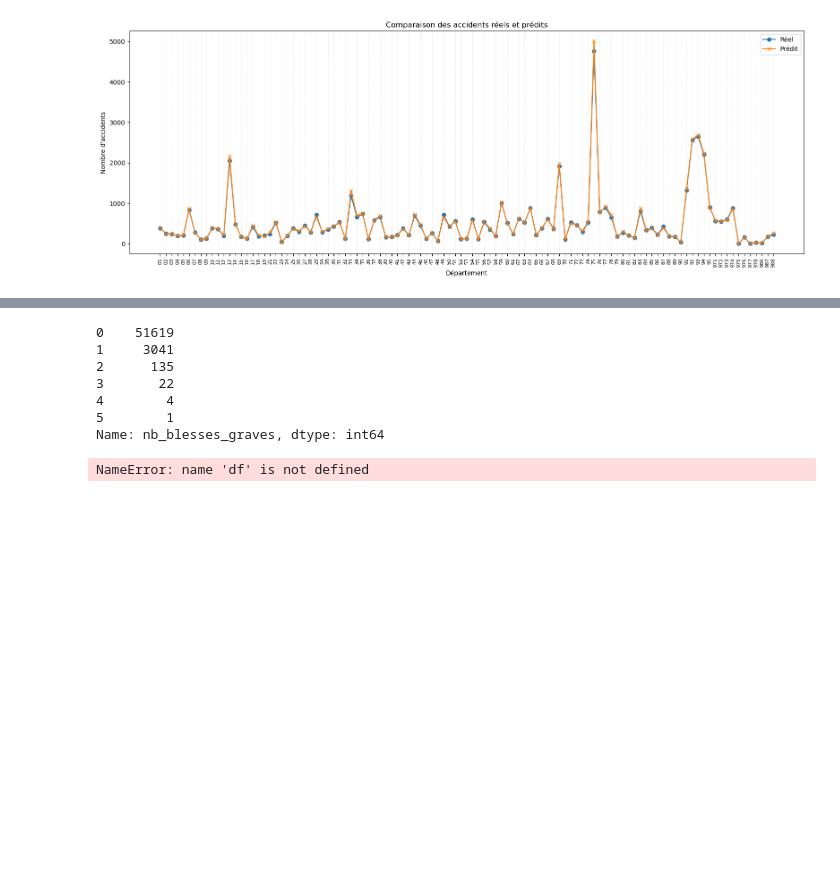
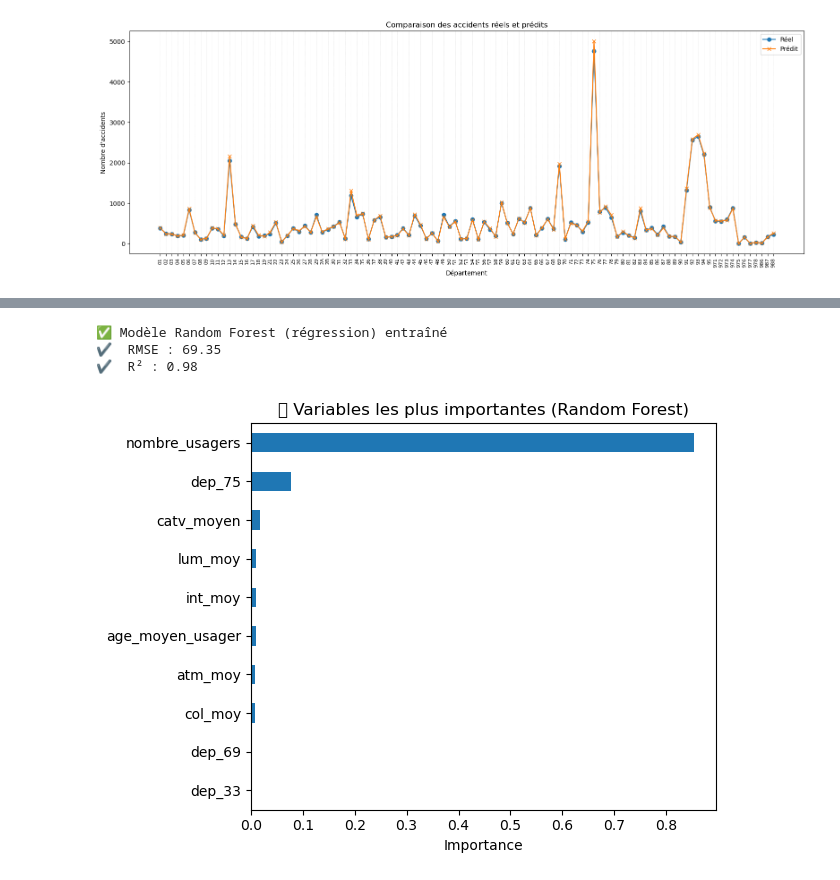
Before and after one commit to Rayan-Nemri/projetRydna, a Jupyter notebook: accident2023.ipynb, the cells around one changed output, grey strips where cells are left out. Drawn from its saved outputs; the diff is of its cells as text; code cells hidden in the pictures; blank space fills up the shorter version.

```diff
--- a/accident2023.ipynb
+++ b/accident2023.ipynb
@@ -786,14 +692,55 @@ cible = usagers.groupby('Num_Acc')['nb_blesses_graves'].sum().reset_index()
-# %%
-print(cible['nb_blesses_graves'].value_counts().sort_index())
-# %% [output]
-0    51619
-1     3041
-2      135
-3       22
-4        4
-5        1
-Name: nb_blesses_graves, dtype: int64
-# %%
-print(df[['nb_blesses_graves']].value_counts().sort_index())
-# %% [output]
-NameError: name 'df' is not defined
+# %%
+
+
+from sklearn.ensemble import RandomForestRegressor
+from sklearn.model_selection import train_test_split
+from sklearn.metrics import mean_squared_error, r2_score
+
+# 🎯 Définition X / y
+X = df_modele.drop(columns=['nombre_accidents', 'accidents_predits'])  # on garde les mêmes features que pour le GLM
+y = df_modele['nombre_accidents']
+
+X = pd.get_dummies(X, drop_first=True)
+
+# 🧪 Split train/test
+X_train, X_test, y_train, y_test = train_test_split(
+    X, y, test_size=0.2, random_state=42
+)
+
+# 🌲 Modèle Random Forest Regressor
+rf = RandomForestRegressor(
+    n_estimators=100,
+    max_depth=None,
+    random_state=42
+)
+rf.fit(X_train, y_train)
+
+# 🔍 Prédiction et évaluation
+y_pred = rf.predict(X_test)
+rmse = mean_squared_error(y_test, y_pred, squared=False)
+r2 = r2_score(y_test, y_pred)
+
+print("✅ Modèle Random Forest (régression) entraîné")
+print(f"✔️  RMSE : {rmse:.2f}")
+print(f"✔️  R² : {r2:.2f}")
+# %% [output]
+✅ Modèle Random Forest (régression) entraîné
+✔️  RMSE : 69.35
+✔️  R² : 0.98
+# %%
+import pandas as pd
+import matplotlib.pyplot as plt
+
+importances = rf.feature_importances_
+features = X.columns
+feat_imp = pd.Series(importances, index=features).sort_values(ascending=False)
+
+# Affichage graphique
+feat_imp.head(10).plot(kind='barh')
+plt.title("🌲 Variables les plus importantes (Random Forest)")
+plt.xlabel("Importance")
+plt.gca().invert_yaxis()
+plt.tight_layout()
+plt.show()
+# %% [output]
+[figure, added]
```
Also changed, not shown: parts of 12 cells of this notebook, 1 other file.
